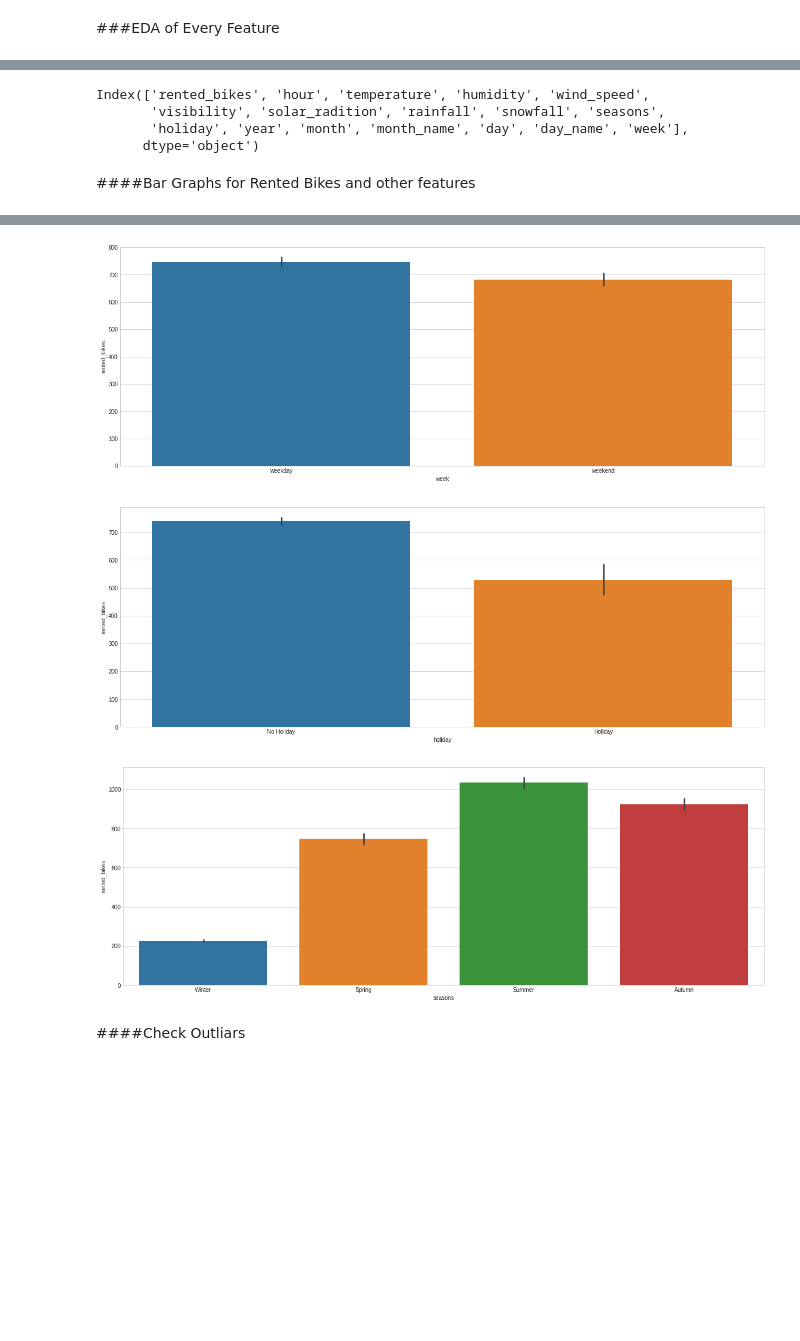
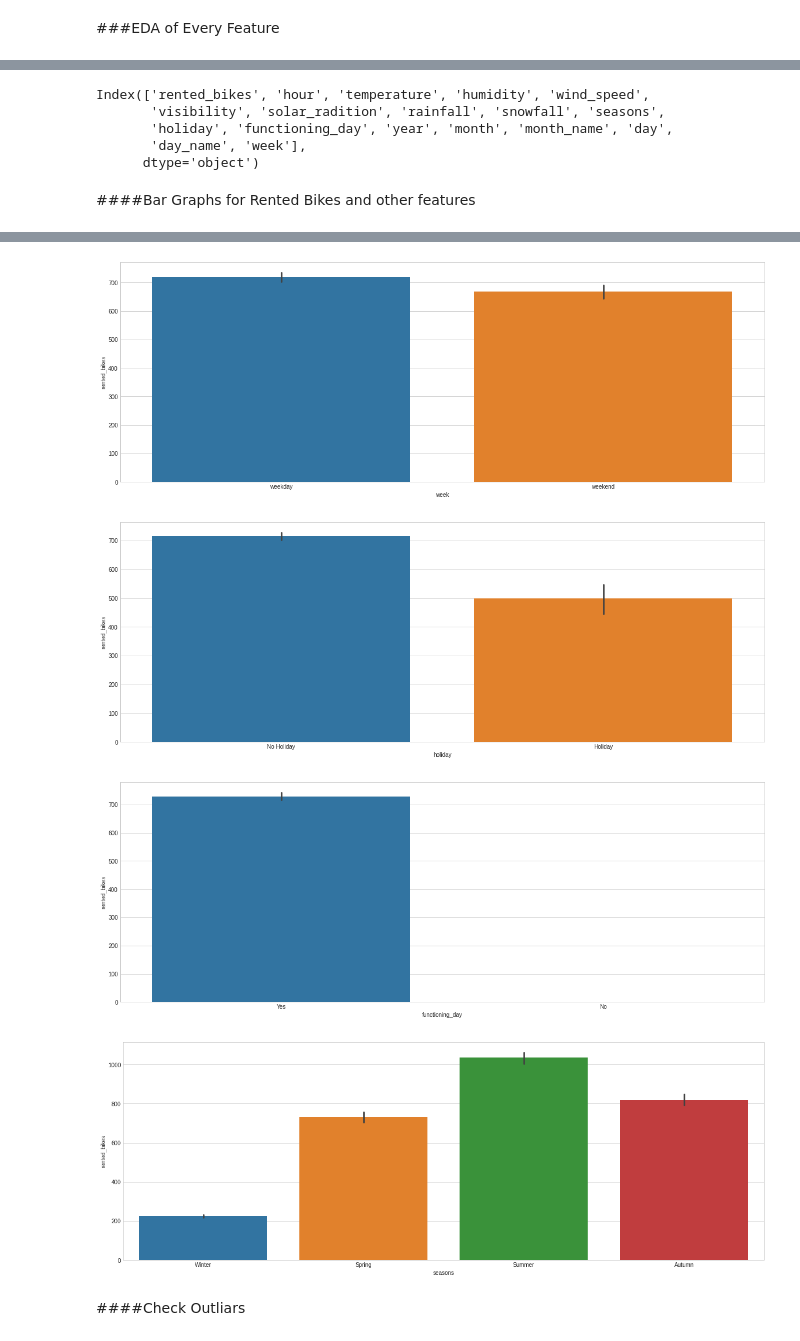
Before and after one commit to vikaschaudhary53/Seoul-Bike-Sharing-Demand-Prediction, a Jupyter notebook: Seoul_Bike_Sharing_Demand_Prediction(ML_Regression_Project).ipynb, the cells around one changed output, grey strips where cells are left out. Cells and saved outputs as stored; diff of their text form; code cells hidden in the pictures; blank space fills up the shorter version.

```diff
--- a/Seoul_Bike_Sharing_Demand_Prediction(ML_Regression_Project).ipynb
+++ b/Seoul_Bike_Sharing_Demand_Prediction(ML_Regression_Project).ipynb
@@ -267,9 +267,6 @@ df[(df['holiday']=='No Holiday') & (df['functioning_day']=='Yes')]
 df[(df['rented_bikes']==0) & (df['functioning_day']=='Yes')]
 # %% [output]
 |  | date | rented_bikes | hour | temperature | humidity | wind_speed | visibility | dew_point_temperature | ... |
-# %%
-#dropping rows with 0 bike rental
-df = df[df['rented_bikes']>0]
 # %%
 df
 # %% [output]
@@ -293,7 +293,4 @@ Yes    8465
 Name: functioning_day, dtype: int64
-# %%
-#Dropping the 'functioning_day' column
-df.drop(columns='functioning_day', inplace=True)
 # %%
 df.columns
 # %% [output]
@@ -354,5 +354,6 @@ memory usage: 1.2+ MB
 # %%
-numerical_columns = ['rented_bikes','hour','temperature','humidity','wind_speed','visibility','solar_radition','rainfall','snowfall','month','day']
+numerical_columns = ['rented_bikes','temperature','humidity','wind_speed','visibility','solar_radition','rainfall','snowfall']
+categorical_columns = ['hour','day','seasons','holiday', 'functioning_day', 'year','month','week']
 # %%
 #distplot for numerical features
 for val in numerical_columns:
@@ -377,13 +375,14 @@ df.columns
 # %% [output]
 Index(['rented_bikes', 'hour', 'temperature', 'humidity', 'wind_speed',
        'visibility', 'solar_radition', 'rainfall', 'snowfall', 'seasons',
-       'holiday', 'year', 'month', 'month_name', 'day', 'day_name', 'week'],
+       'holiday', 'functioning_day', 'year', 'month', 'month_name', 'day',
+       'day_name', 'week'],
       dtype='object')
 # %% [markdown]
 ####Bar Graphs for Rented Bikes and other features
 # %%
-list = ['hour','day', 'day_name', 'month_name', 'week','holiday','seasons']
-for col in list:
+temp_list = ['hour','day', 'day_name', 'month_name', 'week','holiday','functioning_day','seasons']
+for col in temp_list:
   plt.figure(figsize=(20,7))
   plt.style.use('seaborn-whitegrid')
   plots = sns.barplot(data=df,x=col,y='rented_bikes')
@@ -395,6 +394,7 @@ for col in list:
-[figure, old version]
+[figure, new version]
-[figure, old version]
+[figure, new version]
-[figure, old version]
+[figure, new version]
+[figure, added]
 # %% [markdown]
 ####Check Outliars
 # %%
```
Also changed, not shown: parts of 42 cells of this notebook.
